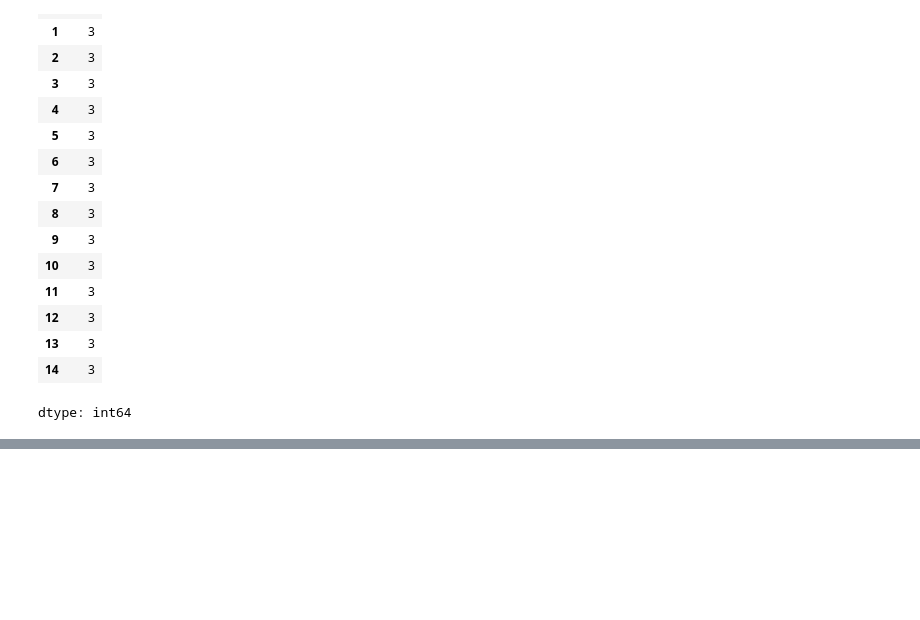
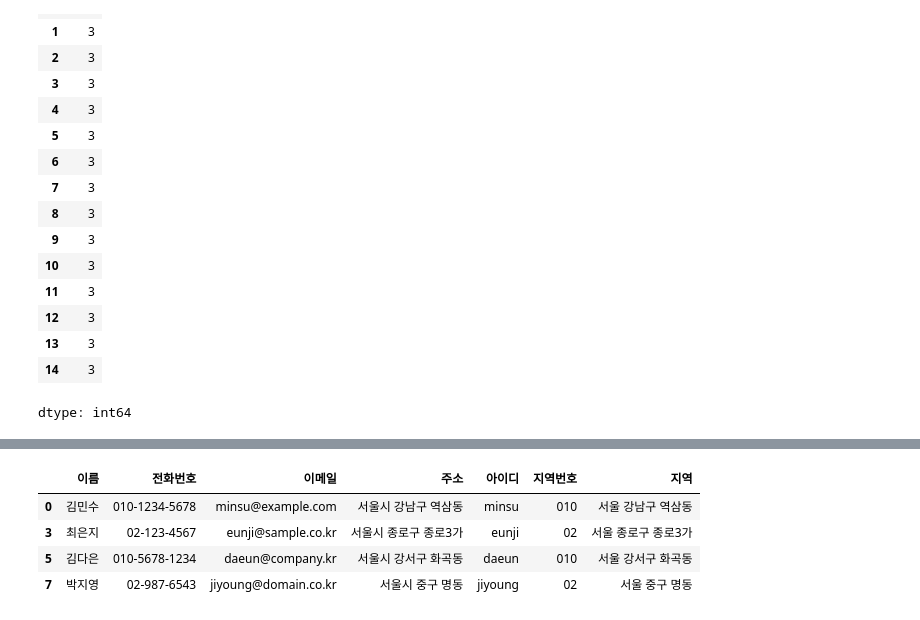
Before and after one commit to nowoclock/PM_data, a Jupyter notebook: PM_StringData_1220.ipynb, the cells around one changed output, grey strips where cells are left out. Saved outputs shown, nothing was run; the diff lists cells and outputs as text; code cells hidden in the pictures; blank space fills up the shorter version.

```diff
--- a/PM_StringData_1220.ipynb
+++ b/PM_StringData_1220.ipynb
@@ -281,0 +346,9 @@ dtype: int64
+# %%
+condition = df['지역'].str.contains('서울')
+df.loc[condition]
+# %% [output]
+|  | 이름 | 전화번호 | 이메일 | 주소 | 아이디 | 지역번호 | 지역 |
+| 0 | 김민수 | 010-1234-5678 | minsu@example.com | 서울시 강남구 역삼동 | minsu | 010 | 서울 강남구 역삼동 |
+| 3 | 최은지 | 02-123-4567 | eunji@sample.co.kr | 서울시 종로구 종로3가 | eunji | 02 | 서울 종로구 종로3가 |
+| 5 | 김다은 | 010-5678-1234 | daeun@company.kr | 서울시 강서구 화곡동 | daeun | 010 | 서울 강서구 화곡동 |
+| 7 | 박지영 | 02-987-6543 | jiyoung@domain.co.kr | 서울시 중구 명동 | jiyoung | 02 | 서울 중구 명동 |
```
Also changed, not shown: parts of 5 cells of this notebook.
